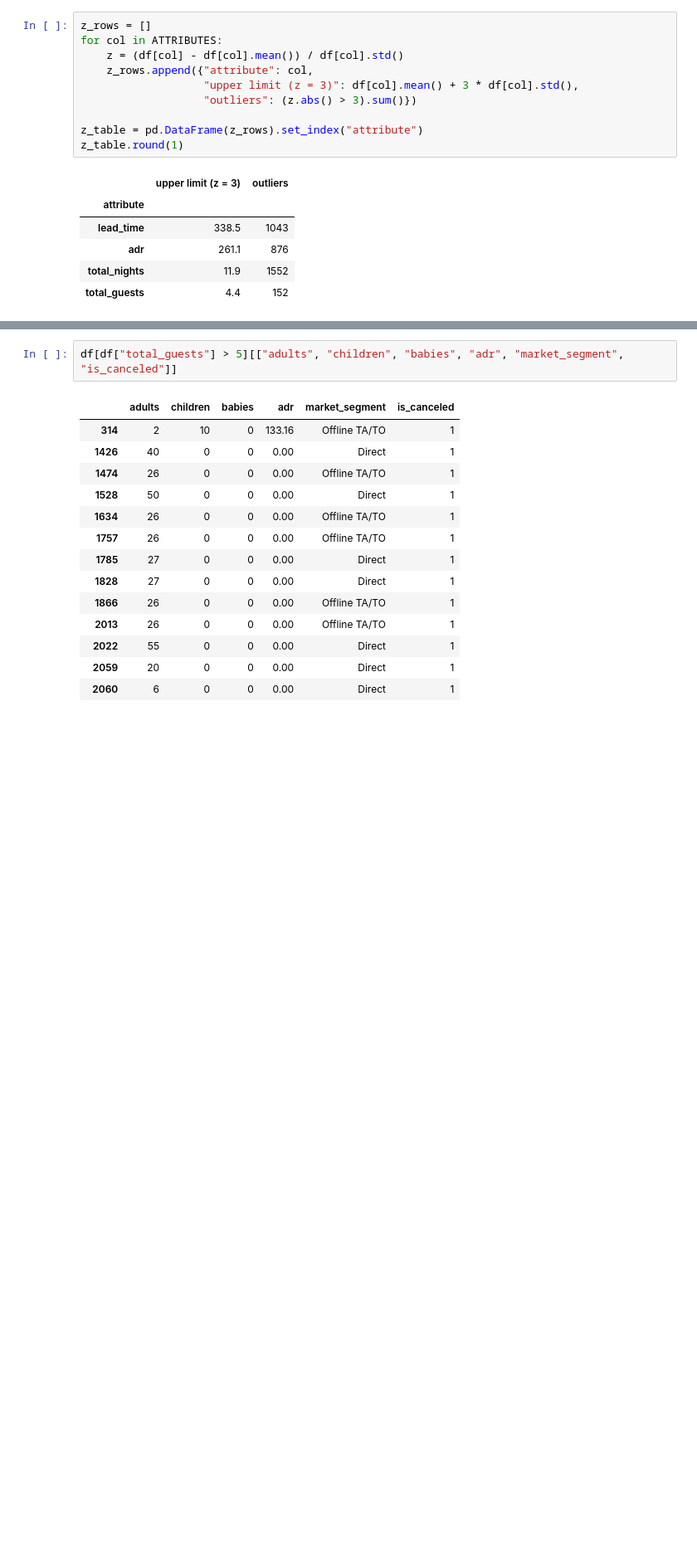
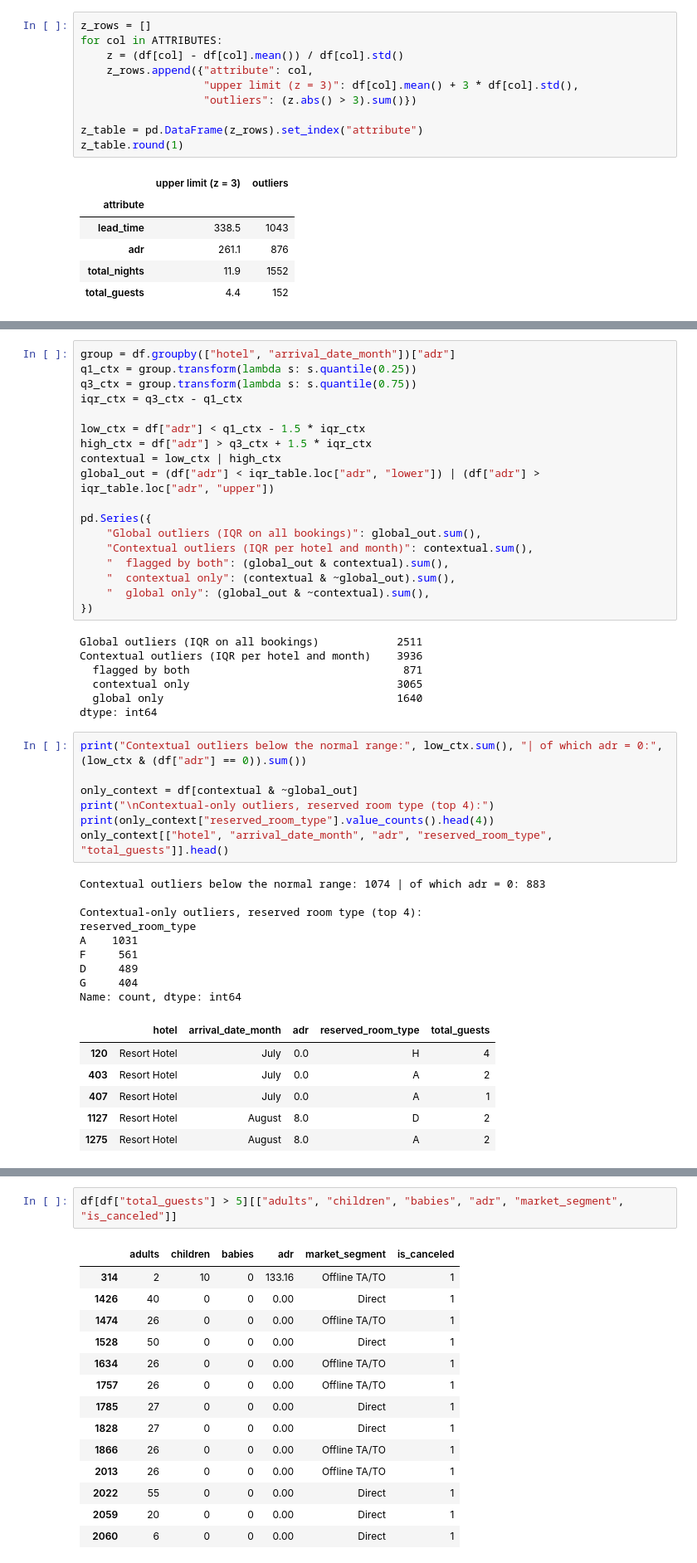
Before and after one commit to Prohamad/hotel-cancellation-data-mining, a Jupyter notebook: notebooks/03_outlier_analysis.ipynb, the cells around one changed output, grey strips where cells are left out. Shown at 83% size. Drawn from its saved outputs; the diff is of its cells as text; blank space fills up the shorter version.

```diff
--- a/notebooks/03_outlier_analysis.ipynb
+++ b/notebooks/03_outlier_analysis.ipynb
@@ -93,0 +161,48 @@ z_table.round(1)
+# %%
+group = df.groupby(["hotel", "arrival_date_month"])["adr"]
+q1_ctx = group.transform(lambda s: s.quantile(0.25))
+q3_ctx = group.transform(lambda s: s.quantile(0.75))
+iqr_ctx = q3_ctx - q1_ctx
+
+low_ctx = df["adr"] < q1_ctx - 1.5 * iqr_ctx
+high_ctx = df["adr"] > q3_ctx + 1.5 * iqr_ctx
+contextual = low_ctx | high_ctx
+global_out = (df["adr"] < iqr_table.loc["adr", "lower"]) | (df["adr"] > iqr_table.loc["adr", "upper"])
+
+pd.Series({
+    "Global outliers (IQR on all bookings)": global_out.sum(),
+    "Contextual outliers (IQR per hotel and month)": contextual.sum(),
+    "  flagged by both": (global_out & contextual).sum(),
+    "  contextual only": (contextual & ~global_out).sum(),
+    "  global only": (global_out & ~contextual).sum(),
+})
+# %% [output]
+Global outliers (IQR on all bookings)            2511
+Contextual outliers (IQR per hotel and month)    3936
+  flagged by both                                 871
+  contextual only                                3065
+  global only                                    1640
+dtype: int64
+# %%
+print("Contextual outliers below the normal range:", low_ctx.sum(), "| of which adr = 0:", (low_ctx & (df["adr"] == 0)).sum())
+
+only_context = df[contextual & ~global_out]
+print("\nContextual-only outliers, reserved room type (top 4):")
+print(only_context["reserved_room_type"].value_counts().head(4))
+only_context[["hotel", "arrival_date_month", "adr", "reserved_room_type", "total_guests"]].head()
+# %% [output]
+Contextual outliers below the normal range: 1074 | of which adr = 0: 883
+
+Contextual-only outliers, reserved room type (top 4):
+reserved_room_type
+A    1031
+F     561
+D     489
+G     404
+Name: count, dtype: int64
+|  | hotel | arrival_date_month | adr | reserved_room_type | total_guests |
+| 120 | Resort Hotel | July | 0.0 | H | 4 |
+| 403 | Resort Hotel | July | 0.0 | A | 2 |
+| 407 | Resort Hotel | July | 0.0 | A | 1 |
+| 1127 | Resort Hotel | August | 8.0 | D | 2 |
+| 1275 | Resort Hotel | August | 8.0 | A | 2 |
```
Also changed, not shown: parts of 13 cells of this notebook, 18 other files.
